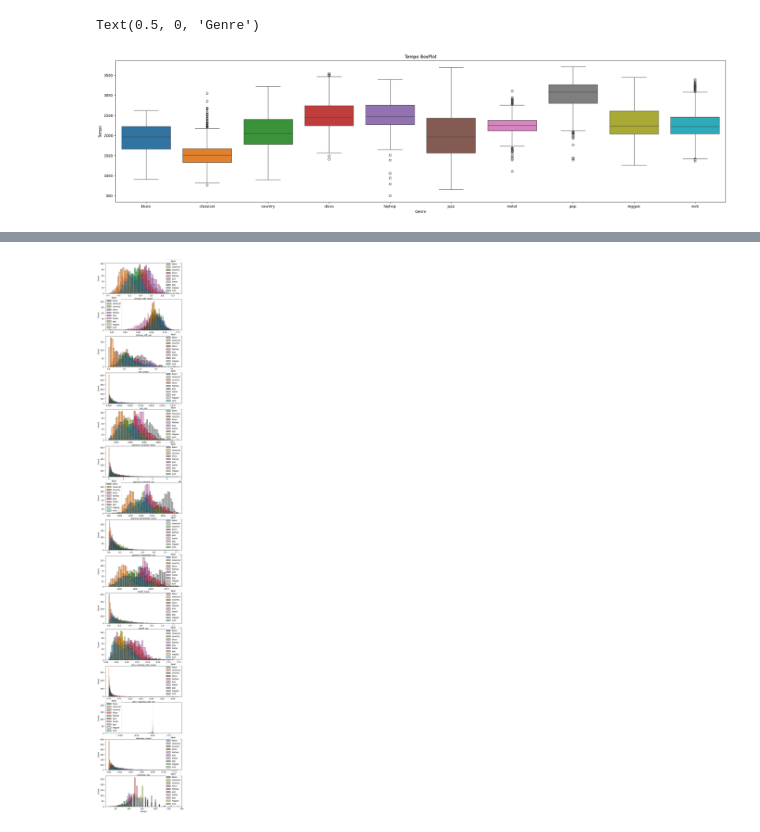
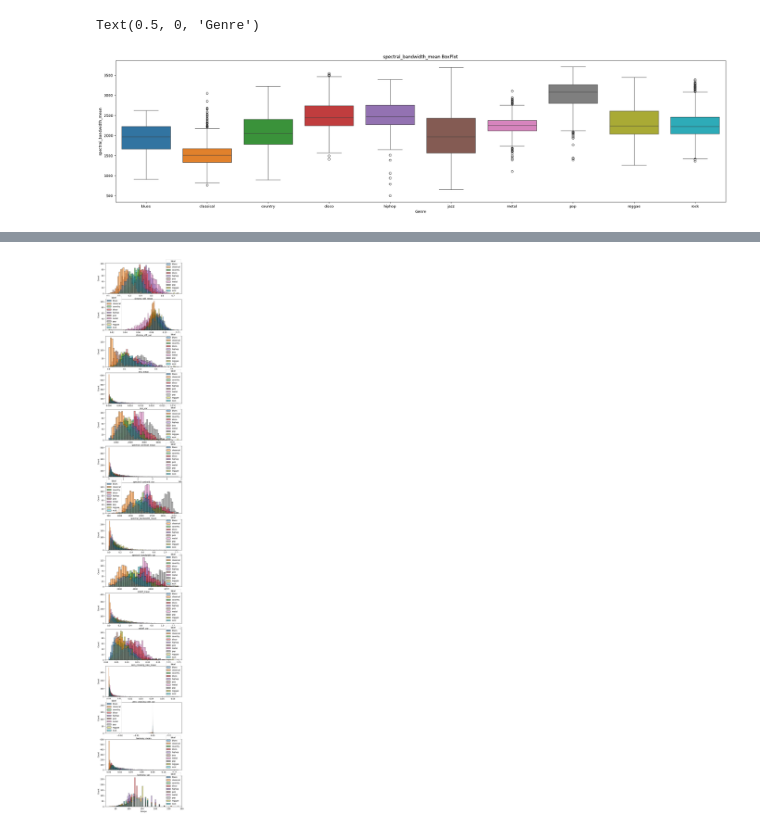
Before and after one commit to OlaAni/Final_Year_Project, a Jupyter notebook: Initial/analysis.ipynb, the cells around one changed output, grey strips where cells are left out. Saved outputs shown, nothing was run; the diff lists cells and outputs as text; code cells hidden in the pictures.

```diff
--- a/Initial/analysis.ipynb
+++ b/Initial/analysis.ipynb
@@ -60,9 +88,9 @@ plt.xlabel("Genre")
 # %%
 plt.figure(figsize=(30, 7));
 sns.boxplot(x = "label", y = "spectral_bandwidth_mean", hue='label', data = music_data[["label", "spectral_bandwidth_mean"]]);
-plt.title('Tempo BoxPlot')
-plt.ylabel("Tempo")
+plt.title('spectral_bandwidth_mean BoxPlot')
+plt.ylabel("spectral_bandwidth_mean")
 plt.xlabel("Genre")
 # %% [output]
 Text(0.5, 0, 'Genre')
-[figure, old version]
+[figure, new version]
```
Also changed, not shown: parts of 6 cells of this notebook, 16 other files.
